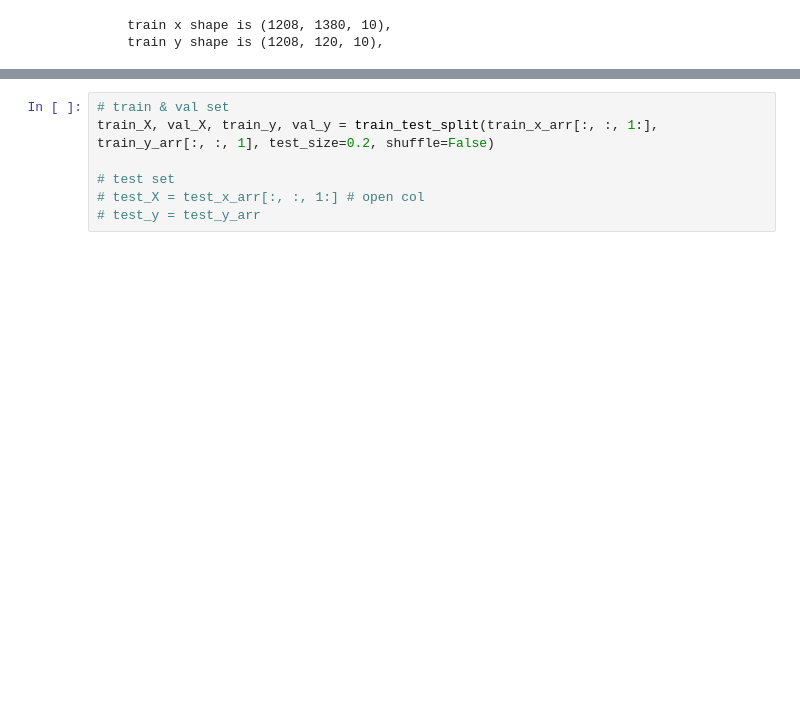
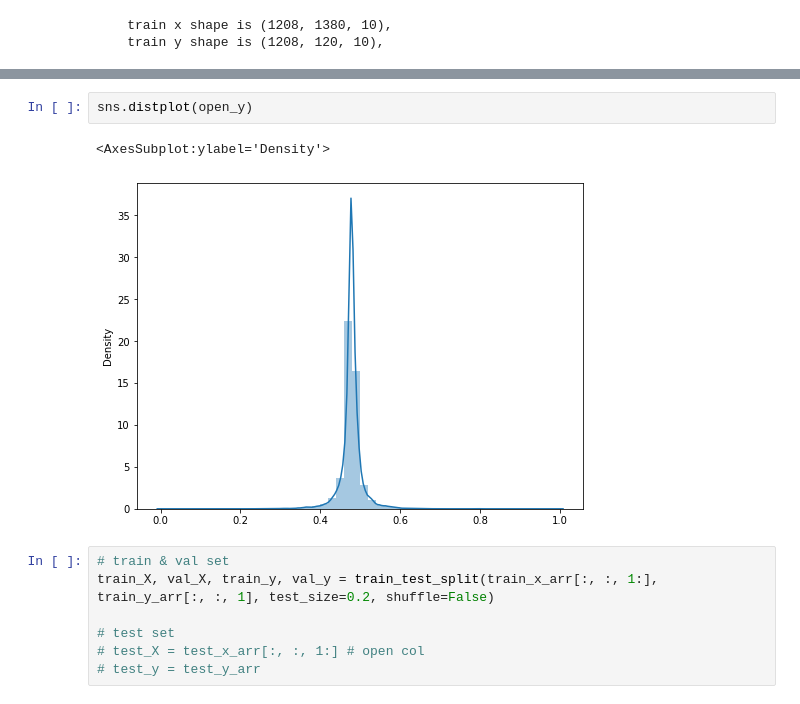
Before and after one commit to Jeongseup/DACON_BitcoinTrader, a Jupyter notebook: Pytorch_LSTM_가능성+게층화.ipynb, the cells around one changed output, grey strips where cells are left out. Cells and saved outputs as stored; diff of their text form; blank space fills up the shorter version.

```diff
--- a/Pytorch_LSTM_가능성+게층화.ipynb
+++ b/Pytorch_LSTM_가능성+게층화.ipynb
@@ -341,3 +248,8 @@ train_x_arr
+# %%
+sns.distplot(open_y)
+# %% [output]
+<AxesSubplot:ylabel='Density'>
+[figure, added]
 # %%
 # train & val set
 train_X, val_X, train_y, val_y = train_test_split(train_x_arr[:, :, 1:], train_y_arr[:, :, 1], test_size=0.2, shuffle=False)
```
Also changed, not shown: parts of 18 cells of this notebook, 15 other files.
